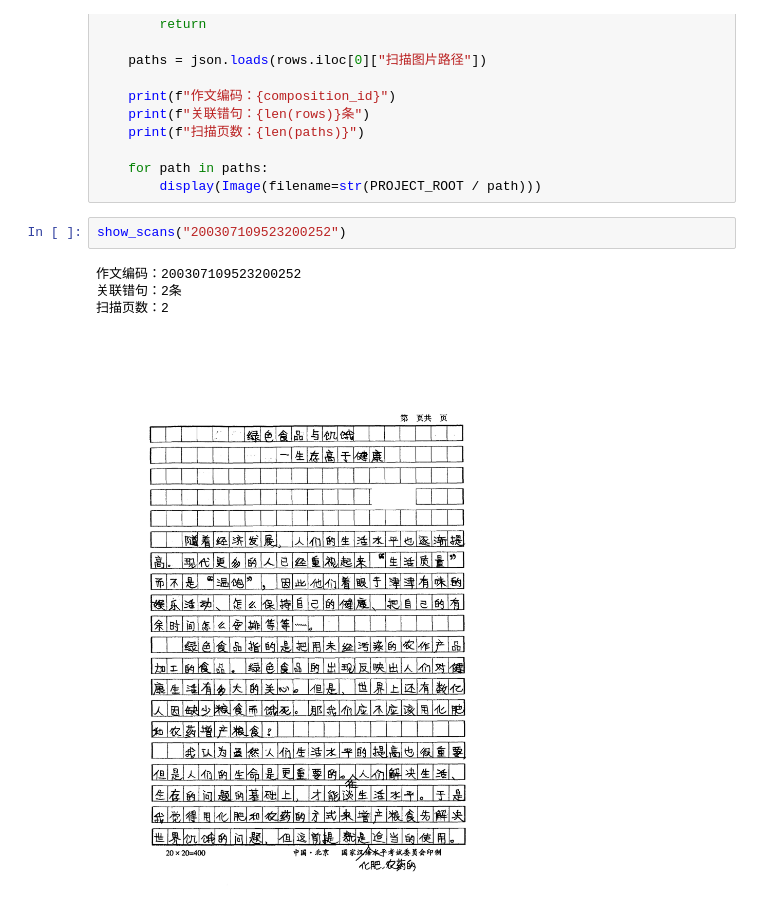
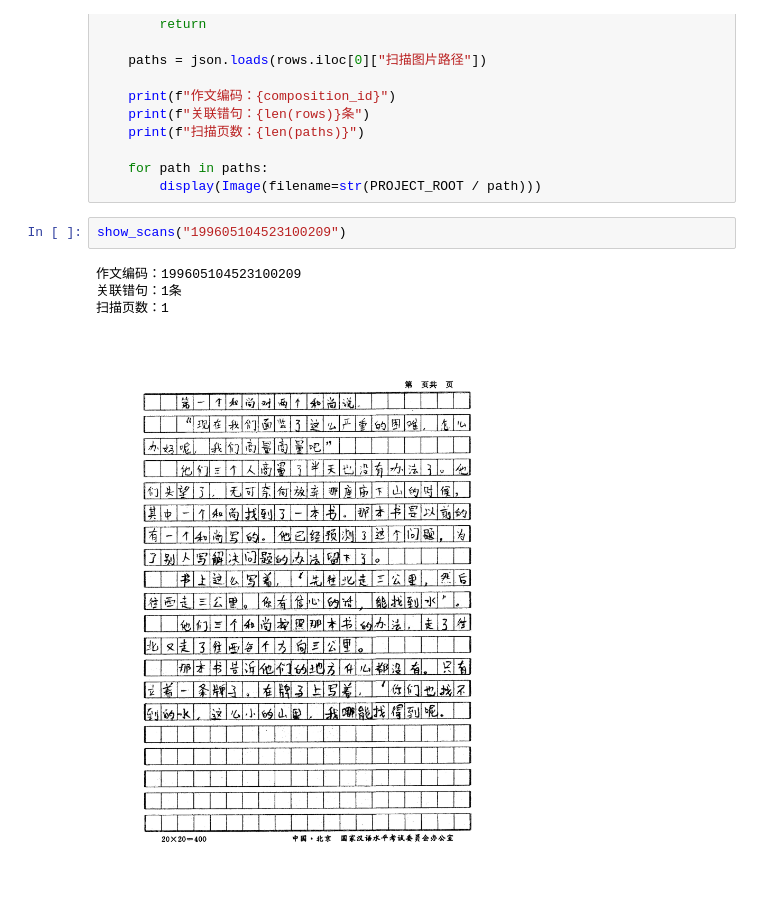
Before and after one commit to cliu9430-wq/HSK_Corpus_Analysis, a Jupyter notebook: notebooks/inspect_CJba.ipynb, the cells around one changed output. Saved outputs shown, nothing was run; the diff lists cells and outputs as text.

```diff
--- a/notebooks/inspect_CJba.ipynb
+++ b/notebooks/inspect_CJba.ipynb
@@ -34,9 +34,9 @@ def show_scans(composition_id):
     for path in paths:
         display(Image(filename=str(PROJECT_ROOT / path)))
 # %%
-show_scans("200307109523200252")
+show_scans("199605104523100209")
 # %% [output]
-作文编码：200307109523200252
-关联错句：2条
-扫描页数：2
+作文编码：199605104523100209
+关联错句：1条
+扫描页数：1
-[figure, old version]
+[figure, new version]
```
Also changed, not shown: parts of 1 cell of this notebook, 44 other files.
